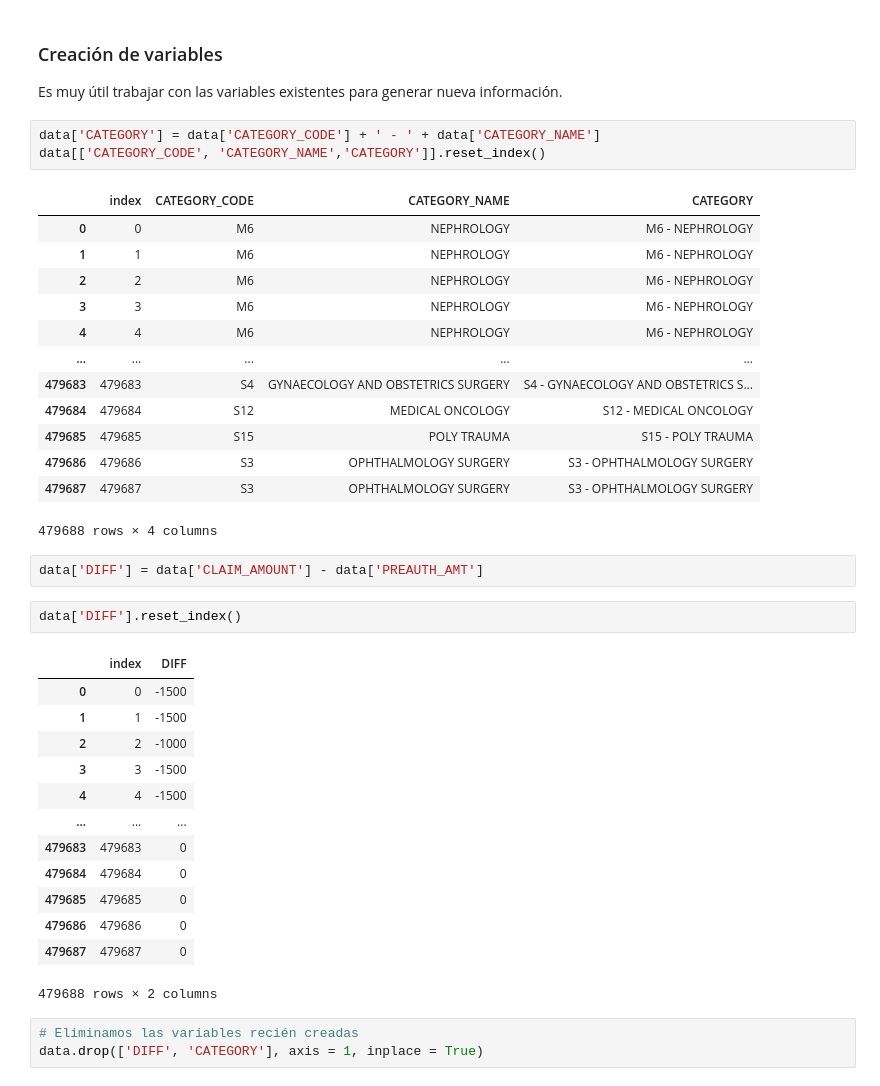
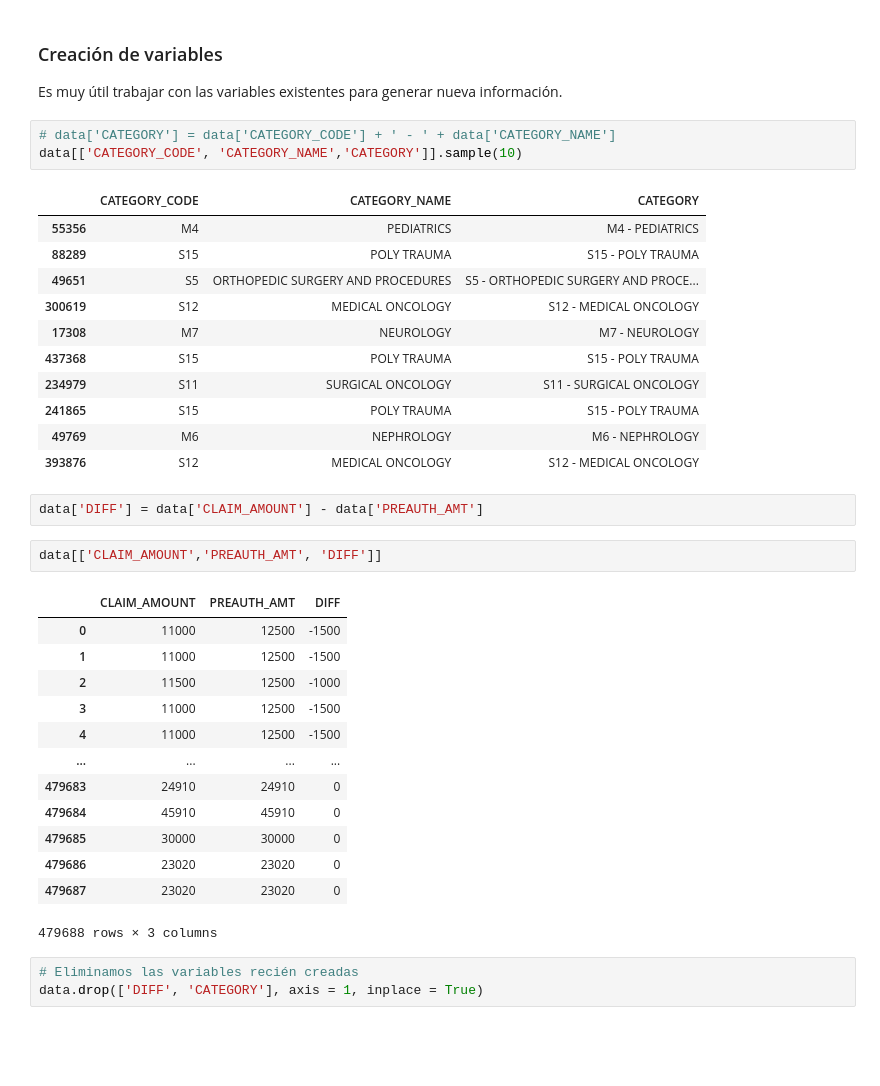
Before and after one commit to matog/iSalud-IntroCienciaDeDatos, a Jupyter notebook: Clase2-India.ipynb, the cells around one changed output. Saved outputs shown, nothing was run; the diff lists cells and outputs as text; blank space fills up the shorter version.

```diff
--- a/Clase2-India.ipynb
+++ b/Clase2-India.ipynb
@@ -137,40 +142,38 @@ data.shape
 ### Creación de variables
 Es muy útil trabajar con las variables existentes para generar nueva información.
 # %%
-data['CATEGORY'] = data['CATEGORY_CODE'] + ' - ' + data['CATEGORY_NAME']
-data[['CATEGORY_CODE', 'CATEGORY_NAME','CATEGORY']].reset_index()
+# data['CATEGORY'] = data['CATEGORY_CODE'] + ' - ' + data['CATEGORY_NAME']
+data[['CATEGORY_CODE', 'CATEGORY_NAME','CATEGORY']].sample(10)
 # %% [output]
-|  | index | CATEGORY_CODE | CATEGORY_NAME | CATEGORY |
-| 0 | 0 | M6 | NEPHROLOGY | M6 - NEPHROLOGY |
-| 1 | 1 | M6 | NEPHROLOGY | M6 - NEPHROLOGY |
-| 2 | 2 | M6 | NEPHROLOGY | M6 - NEPHROLOGY |
-| 3 | 3 | M6 | NEPHROLOGY | M6 - NEPHROLOGY |
-| 4 | 4 | M6 | NEPHROLOGY | M6 - NEPHROLOGY |
-| ... | ... | ... | ... | ... |
-| 479683 | 479683 | S4 | GYNAECOLOGY AND OBSTETRICS SURGERY | S4 - GYNAECOLOGY AND OBSTETRICS S... |
-| 479684 | 479684 | S12 | MEDICAL ONCOLOGY | S12 - MEDICAL ONCOLOGY |
-| 479685 | 479685 | S15 | POLY TRAUMA | S15 - POLY TRAUMA |
-| 479686 | 479686 | S3 | OPHTHALMOLOGY SURGERY | S3 - OPHTHALMOLOGY SURGERY |
-| 479687 | 479687 | S3 | OPHTHALMOLOGY SURGERY | S3 - OPHTHALMOLOGY SURGERY |
+|  | CATEGORY_CODE | CATEGORY_NAME | CATEGORY |
+| 55356 | M4 | PEDIATRICS | M4 - PEDIATRICS |
+| 88289 | S15 | POLY TRAUMA | S15 - POLY TRAUMA |
+| 49651 | S5 | ORTHOPEDIC SURGERY AND PROCEDURES | S5 - ORTHOPEDIC SURGERY AND PROCE... |
+| 300619 | S12 | MEDICAL ONCOLOGY | S12 - MEDICAL ONCOLOGY |
+| 17308 | M7 | NEUROLOGY | M7 - NEUROLOGY |
+| 437368 | S15 | POLY TRAUMA | S15 - POLY TRAUMA |
+| 234979 | S11 | SURGICAL ONCOLOGY | S11 - SURGICAL ONCOLOGY |
+| 241865 | S15 | POLY TRAUMA | S15 - POLY TRAUMA |
+| 49769 | M6 | NEPHROLOGY | M6 - NEPHROLOGY |
+| 393876 | S12 | MEDICAL ONCOLOGY | S12 - MEDICAL ONCOLOGY |
-479688 rows × 4 columns
 # %%
 data['DIFF'] = data['CLAIM_AMOUNT'] - data['PREAUTH_AMT']
 # %%
-data['DIFF'].reset_index()
+data[['CLAIM_AMOUNT','PREAUTH_AMT', 'DIFF']]
 # %% [output]
-|  | index | DIFF |
-| 0 | 0 | -1500 |
-| 1 | 1 | -1500 |
-| 2 | 2 | -1000 |
-| 3 | 3 | -1500 |
-| 4 | 4 | -1500 |
-| ... | ... | ... |
-| 479683 | 479683 | 0 |
-| 479684 | 479684 | 0 |
-| 479685 | 479685 | 0 |
-| 479686 | 479686 | 0 |
-| 479687 | 479687 | 0 |
+|  | CLAIM_AMOUNT | PREAUTH_AMT | DIFF |
+| 0 | 11000 | 12500 | -1500 |
+| 1 | 11000 | 12500 | -1500 |
+| 2 | 11500 | 12500 | -1000 |
+| 3 | 11000 | 12500 | -1500 |
+| 4 | 11000 | 12500 | -1500 |
+| ... | ... | ... | ... |
+| 479683 | 24910 | 24910 | 0 |
+| 479684 | 45910 | 45910 | 0 |
+| 479685 | 30000 | 30000 | 0 |
+| 479686 | 23020 | 23020 | 0 |
+| 479687 | 23020 | 23020 | 0 |
-479688 rows × 2 columns
+479688 rows × 3 columns
 # %%
 # Eliminamos las variables recién creadas
 data.drop(['DIFF', 'CATEGORY'], axis = 1, inplace = True)
```
Also changed, not shown: parts of 50 cells of this notebook, 1 other file.
